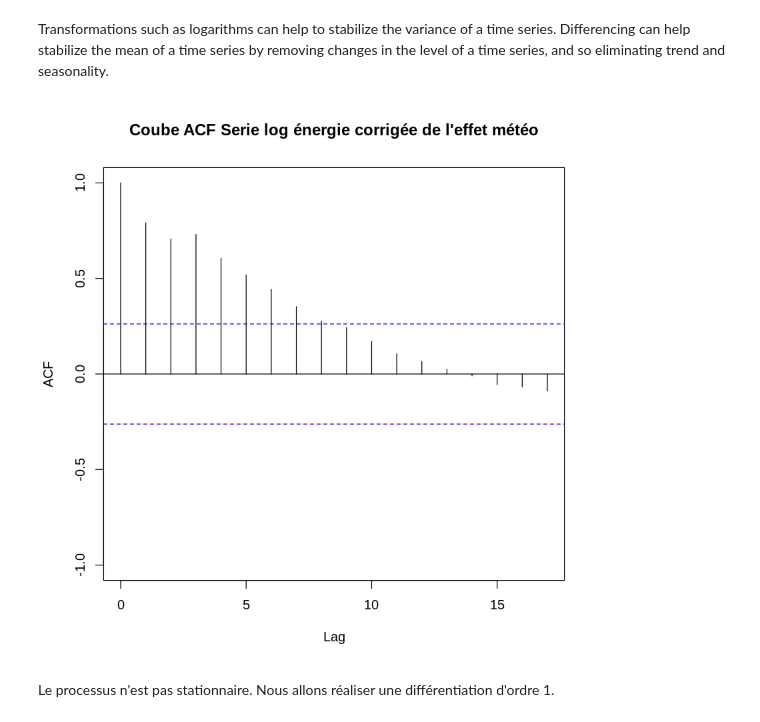
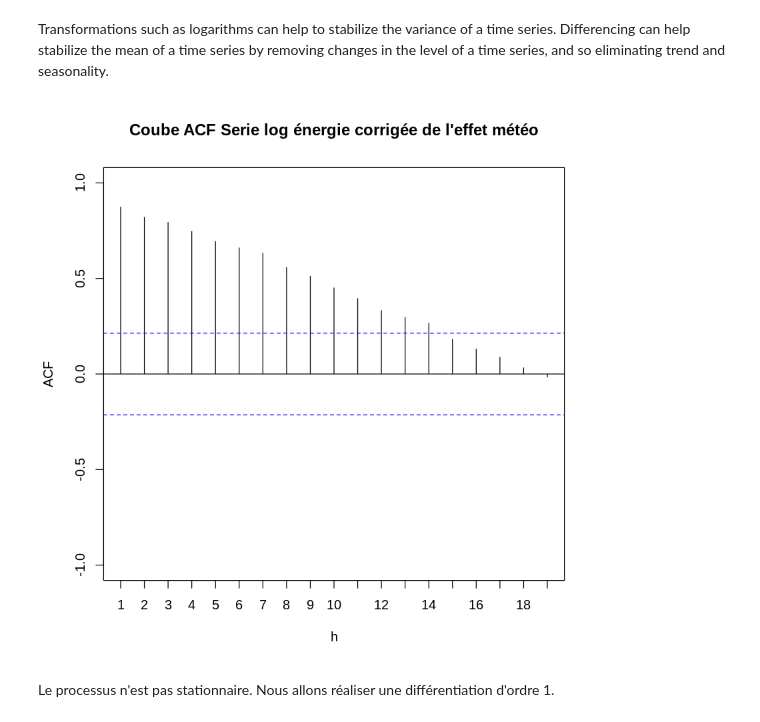
Before and after one commit to Silvock/projet_9_temporal_series, a Jupyter notebook: notebook/analyse.ipynb, the cells around one changed output. Saved outputs shown, nothing was run; the diff lists cells and outputs as text; code cells hidden in the pictures.

```diff
--- a/notebook/analyse.ipynb
+++ b/notebook/analyse.ipynb
@@ -425,0 +428,9 @@ legend("center",legend=c("X","X_CVS"),col=c(1,2),lwd=c(1,2))
+# %%
+##  OU Decomp Y
+decomp_y=decompose(log_df_energie_ts_cem,type='additive')
+plot(decomp_y)
+
+## Correction effet saisonniers
+x_cvs=exp(log_df_energie_ts_cem-decomp_y$seasonal)
+ts.plot(df_energie_ts_cem,x_cvs,xlab='t',ylab='Conso électrique',col=c(1,2),lwd=c(1,2))
+legend('topleft',legend=c("X","X_CVS"),col=c(1,2),lwd=c(1,2))
@@ -478,10 +492,16 @@ y = log(x) # On stabilise la variance
+# %%
+x = x_cvs
+y = log(x)
+nlag = 20
+sais = 12
 # %%
-acf = acf(y,plot=FALSE)
-#acf$lag = acf$lag*12
+acf = acf(y,lag.max=nlag,plot=FALSE)
+acf$lag = acf$lag*sais
 
-plot(acf,ylim=c(-1,1),main="Coube ACF Serie log énergie corrigée de l'effet météo")
+plot(acf,ylim=c(-1,1),main="Coube ACF Serie log énergie corrigée de l'effet météo",
+    ci=0.95,xlim=c(1,nlag-1),xaxp=c(1,nlag,nlag-1),type='h',lend='butt',xlab='h',ylab='ACF')
 # %% [output]
-[figure, old version]
+[figure, new version]
 # %% [markdown]
 Le processus n'est pas stationnaire. Nous allons réaliser une différentiation d'ordre 1.
 # %%
```
Also changed, not shown: parts of 22 cells of this notebook, 2 other files.
